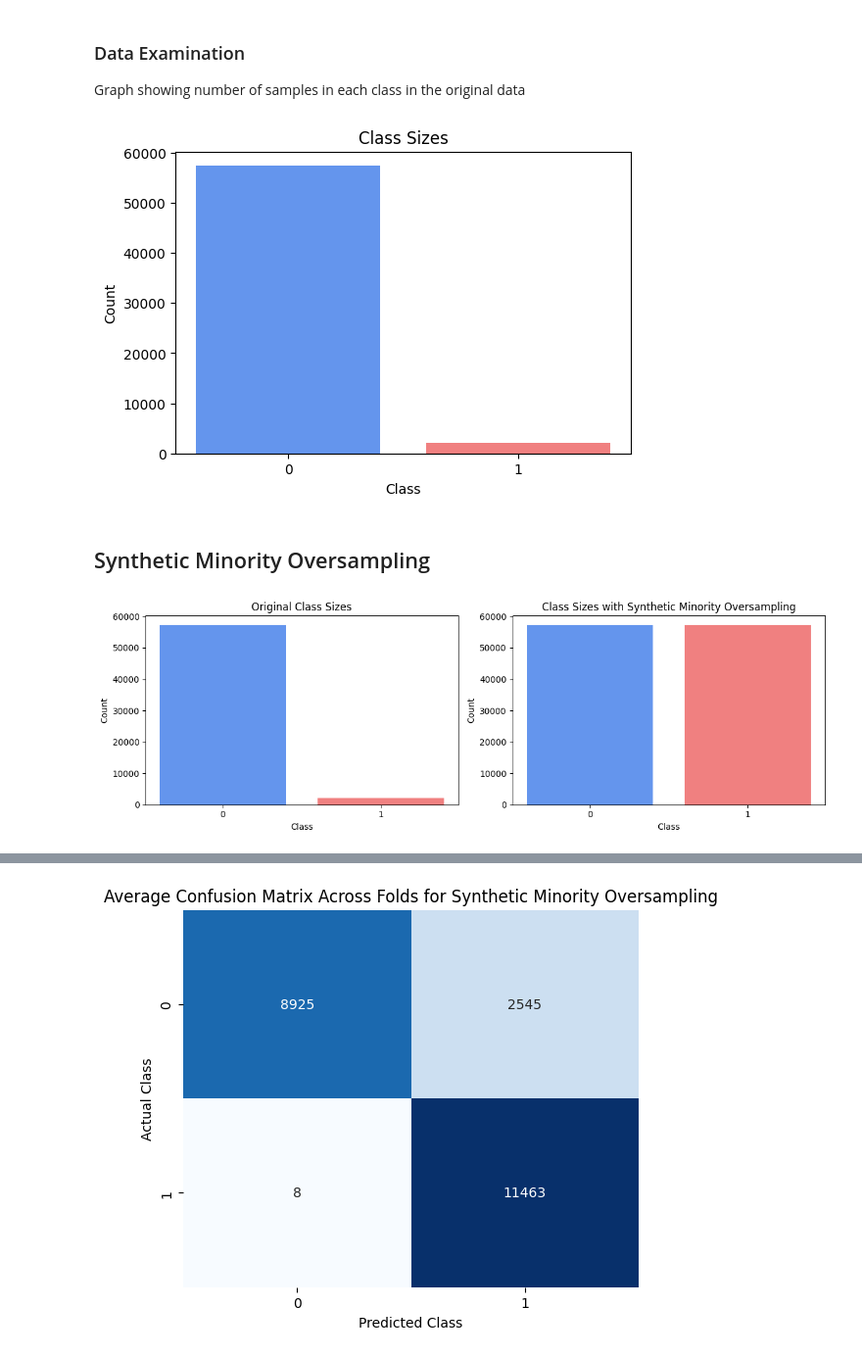
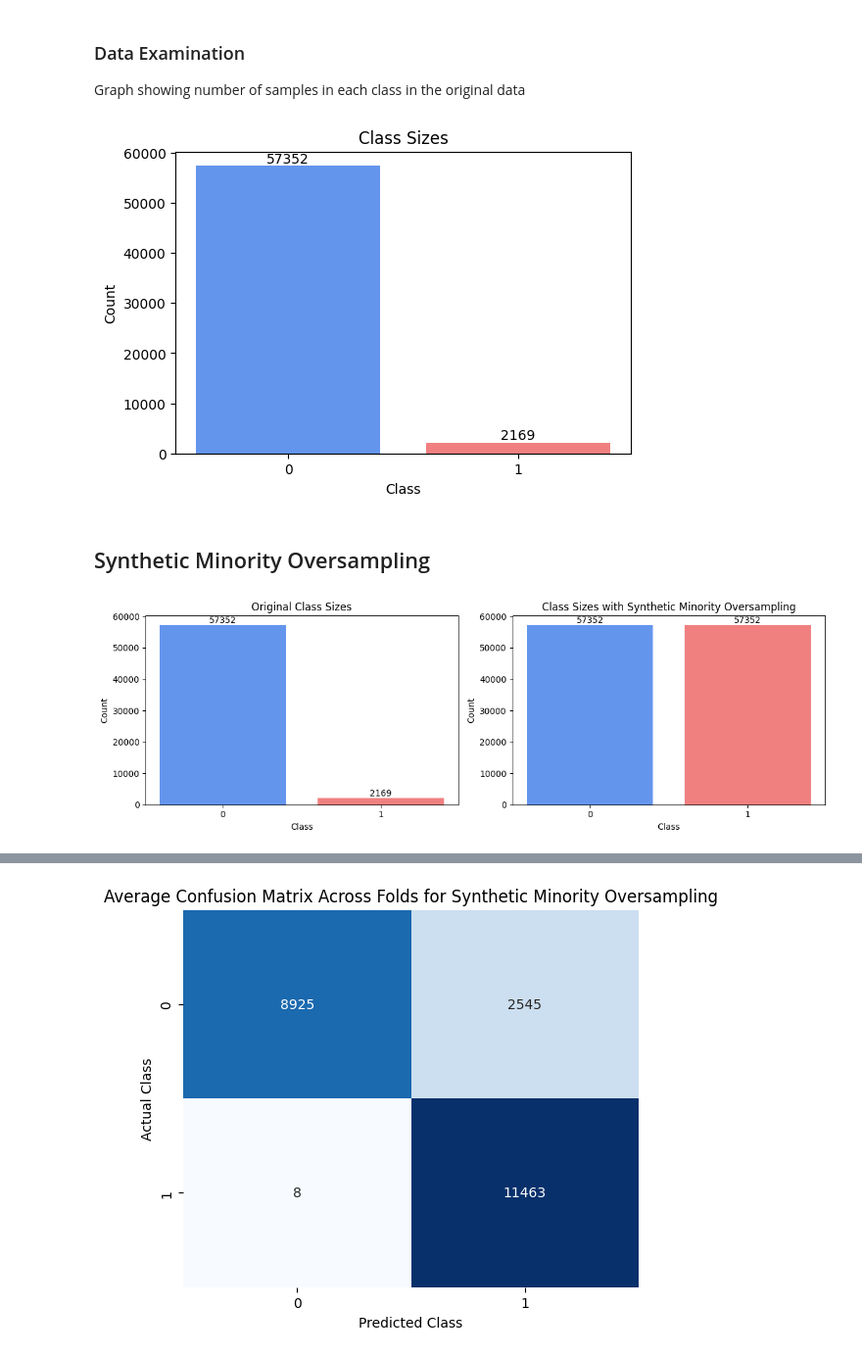
Before and after one commit to MaryEDeignan/HW4, a Jupyter notebook: class_imbalance.ipynb, the cells around one changed output, grey strips where cells are left out. Shown at 98% size. Cells and saved outputs as stored; diff of their text form; code cells hidden in the pictures.

Commit message:
adding counts to bar charts

```diff
--- a/class_imbalance.ipynb
+++ b/class_imbalance.ipynb
@@ -74,14 +74,20 @@ class_counts = y.value_counts()
 
 # Plotting the class sizes
 plt.figure(figsize=(6, 4))
-plt.bar(class_counts.index, class_counts.values, color=['cornflowerblue', 'lightcoral'])
+bars = plt.bar(class_counts.index, class_counts.values, color=['cornflowerblue', 'lightcoral'])
 plt.xlabel("Class")
 plt.ylabel("Count")
 plt.title("Class Sizes")
 plt.xticks(class_counts.index)
+
+# Adding counts on top of each bar
+for bar in bars:
+    height = bar.get_height()
+    plt.text(bar.get_x() + bar.get_width() / 2, height, f'{int(height)}', ha='center', va='bottom')
+
 plt.show()
 # %% [output]
-[figure, old version]
+[figure, new version]
 # %% [markdown]
 ## Synthetic Minority Oversampling
 # %%
@@ -95,29 +101,40 @@ scaler = StandardScaler()
 x_sampled = scaler.fit_transform(x_sampled)
 cm_list, accuracy, recall = crossvalidate(kf, x_sampled, y_sampled, model)
 # %%
-# Creating subplots for side-by-side graphs
+# Creating subplots for graphs
 fig, axs = plt.subplots(1, 2, figsize=(12, 4))
 
 # Plotting original class size graph
 class_counts = y.value_counts()
-axs[0].bar(class_counts.index, class_counts.values, color=['cornflowerblue', 'lightcoral'])
+bars1 = axs[0].bar(class_counts.index, class_counts.values, color=['cornflowerblue', 'lightcoral'])
 axs[0].set_xlabel("Class")
 axs[0].set_ylabel("Count")
 axs[0].set_title("Original Class Sizes")
 axs[0].set_xticks(class_counts.index)
 
+# Adding counts on top of bars for original class sizes
+for bar in bars1:
+    height = bar.get_height()
+    axs[0].text(bar.get_x() + bar.get_width() / 2, height, f'{int(height)}', ha='center', va='bottom')
+
 # Plotting updated class size with SMOTE
 class_counts_sampled = y_sampled.value_counts()
-axs[1].bar(class_counts_sampled.index, class_counts_sampled.values, color=['cornflowerblue', 'lightcoral'])
+bars2 = axs[1].bar(class_counts_sampled.index, class_counts_sampled.values, color=['cornflowerblue', 'lightcoral'])
 axs[1].set_xlabel("Class")
 axs[1].set_ylabel("Count")
 axs[1].set_title("Class Sizes with Synthetic Minority Oversampling")
 axs[1].set_xticks(class_counts_sampled.index)
 
+# Adding counts on top of bars for sampled class sizes
+for bar in bars2:
+    height = bar.get_height()
+    axs[1].text(bar.get_x() + bar.get_width() / 2, height, f'{int(height)}', ha='center', va='bottom')
+
+# Adjust layout to avoid overlap
 plt.tight_layout()
 plt.show()
 # %% [output]
-[figure, old version]
+[figure, new version]
 # %%
 # Printing overall results
 print("Overall Results:")
```
Also changed, not shown: parts of 5 cells of this notebook.
